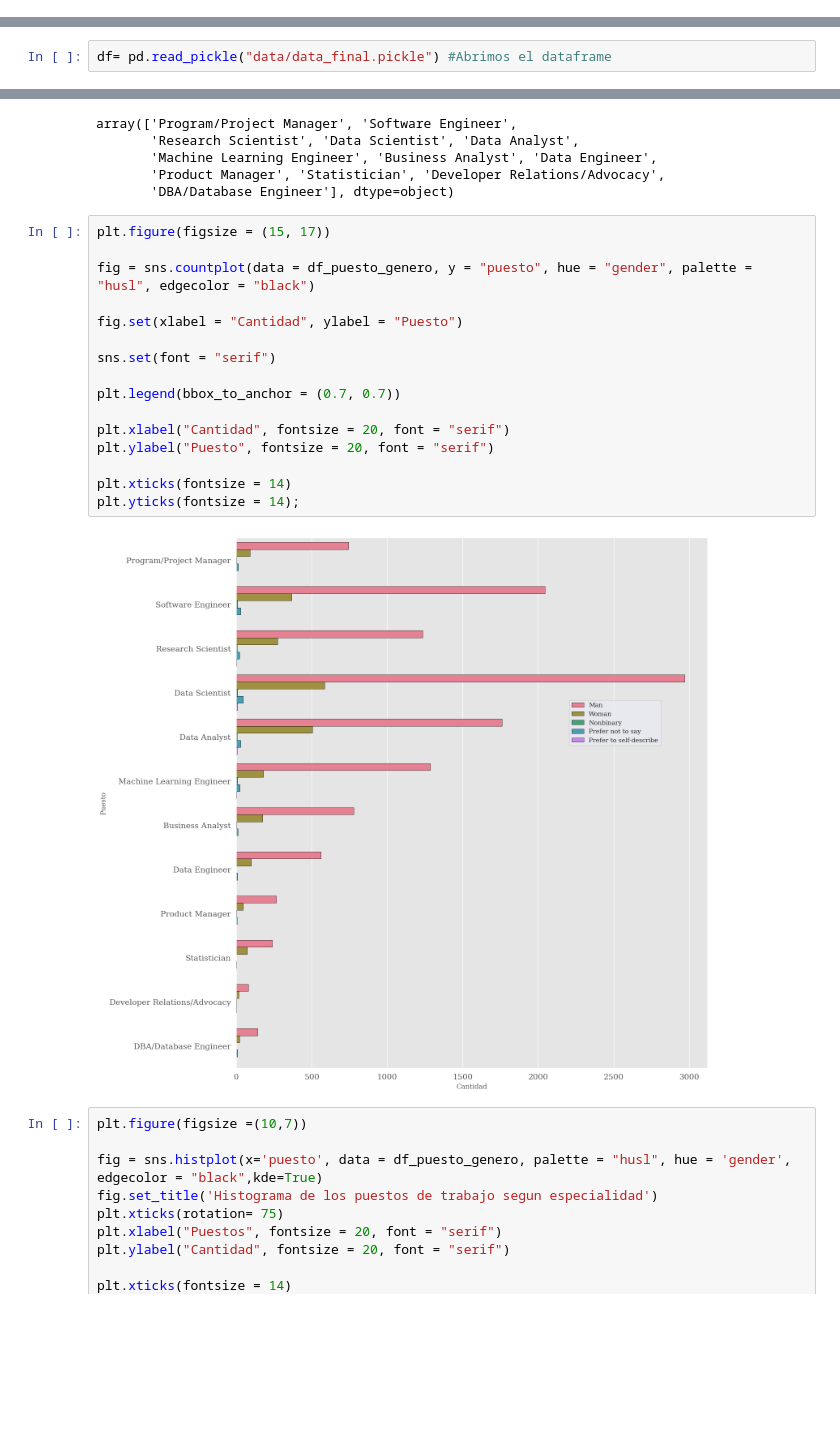
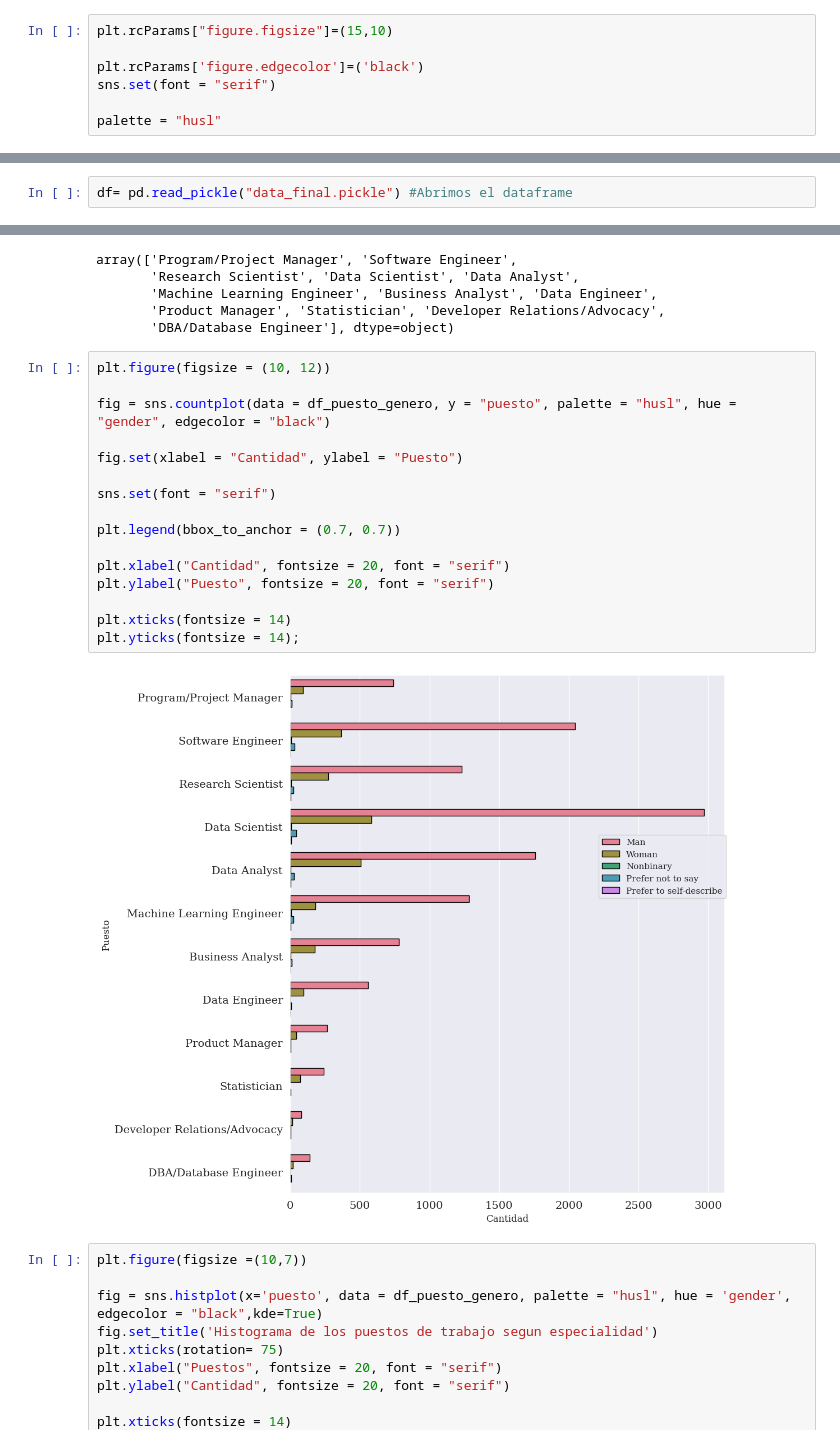
Before and after one commit to Adalab/project-DA-promo-c-modulo-2-team-5, a Jupyter notebook: sprint3_proyecto_modulo2.ipynb, the cells around one changed output, grey strips where cells are left out. Cells and saved outputs as stored; diff of their text form; blank space fills up the shorter version.

```diff
--- a/sprint3_proyecto_modulo2.ipynb
+++ b/sprint3_proyecto_modulo2.ipynb
@@ -7,6 +7,13 @@ import sidetable
 import re
 # %%
 plt.style.use(['ggplot'])
+# %%
+plt.rcParams["figure.figsize"]=(15,10)
+
+plt.rcParams['figure.edgecolor']=('black')
+sns.set(font = "serif")
+
+palette = "husl"
 # %%
 style_list = ['default', 'classic'] + sorted(
     style for style in plt.style.available
@@ -14,7 +21,7 @@ style_list = ['default', 'classic'] + sorted(
 # %%
 #style_list
 # %%
-df= pd.read_pickle("data/data_final.pickle") #Abrimos el dataframe
+df= pd.read_pickle("data_final.pickle") #Abrimos el dataframe
 # %%
 df.head(2)
 # %% [output]
@@ -98,23 +110,23 @@ array(['Program/Project Manager', 'Software Engineer',
        'Product Manager', 'Statistician', 'Developer Relations/Advocacy',
        'DBA/Database Engineer'], dtype=object)
 # %%
-plt.figure(figsize = (15, 17))
+plt.figure(figsize = (10, 12))
 
-fig = sns.countplot(data = df_puesto_genero, y = "puesto", hue = "gender", palette = "husl", edgecolor = "black")
+fig = sns.countplot(data = df_puesto_genero, y = "puesto", palette = "husl", hue = "gender", edgecolor = "black")
 
 fig.set(xlabel = "Cantidad", ylabel = "Puesto")
 
 sns.set(font = "serif")
 
 plt.legend(bbox_to_anchor = (0.7, 0.7))
 
 plt.xlabel("Cantidad", fontsize = 20, font = "serif")
 plt.ylabel("Puesto", fontsize = 20, font = "serif")
 
 plt.xticks(fontsize = 14)
 plt.yticks(fontsize = 14);
 # %% [output]
-[figure, old version]
+[figure, new version]
 # %%
 plt.figure(figsize =(10,7))
 
```
Also changed, not shown: parts of 24 cells of this notebook.
